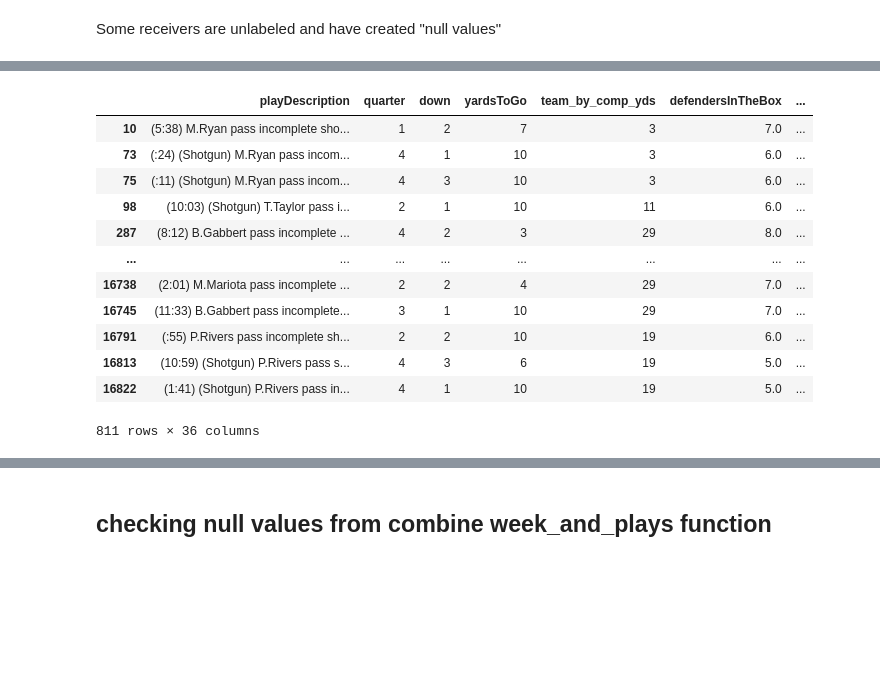
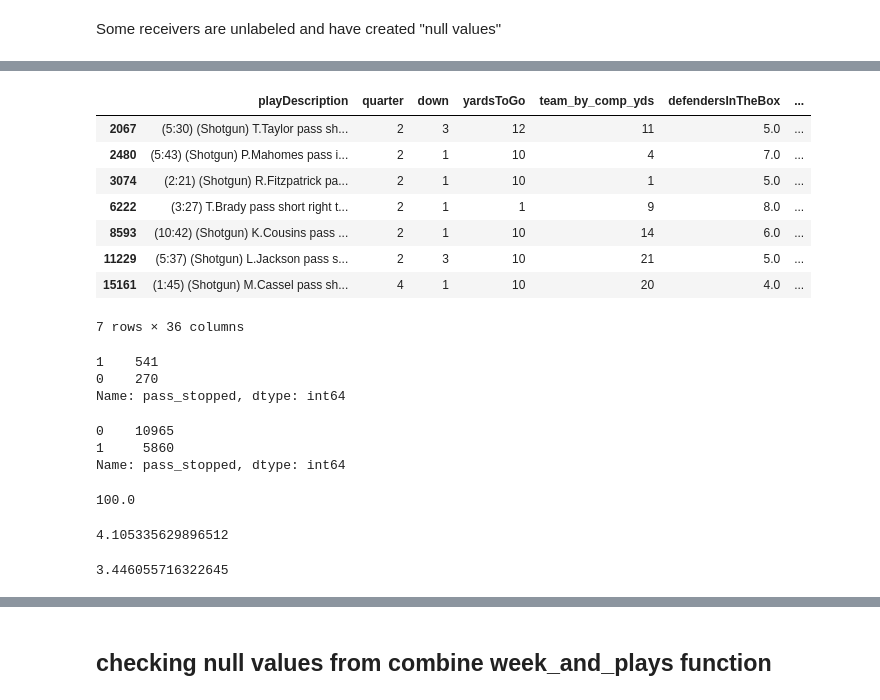
Before and after one commit to Fourth-and-Four/NFL-Big-Data-Bowl-2021, a Jupyter notebook: gn_phase2.ipynb, the cells around one changed output, grey strips where cells are left out. Drawn from its saved outputs; the diff is of its cells as text; code cells hidden in the pictures; blank space fills up the shorter version.

```diff
--- a/gn_phase2.ipynb
+++ b/gn_phase2.ipynb
@@ -95,19 +116,39 @@ Some receivers are unlabeled and have created "null values"
+# %%
+df[df.closest_dist == 100]
+# %% [output]
+|  | playDescription | quarter | down | yardsToGo | team_by_comp_yds | defendersInTheBox | ... |
+| 2067 | (5:30) (Shotgun) T.Taylor pass sh... | 2 | 3 | 12 | 11 | 5.0 | ... |
+| 2480 | (5:43) (Shotgun) P.Mahomes pass i... | 2 | 1 | 10 | 4 | 7.0 | ... |
+| 3074 | (2:21) (Shotgun) R.Fitzpatrick pa... | 2 | 1 | 10 | 1 | 5.0 | ... |
+| 6222 | (3:27) T.Brady pass short right t... | 2 | 1 | 1 | 9 | 8.0 | ... |
+| 8593 | (10:42) (Shotgun) K.Cousins pass ... | 2 | 1 | 10 | 14 | 6.0 | ... |
+| 11229 | (5:37) (Shotgun) L.Jackson pass s... | 2 | 3 | 10 | 21 | 5.0 | ... |
+| 15161 | (1:45) (Shotgun) M.Cassel pass sh... | 4 | 1 | 10 | 20 | 4.0 | ... |
+7 rows × 36 columns
 # %%
 # a little over 800 "null values"
 # we can leave them as is or fill them in with the mean/median
 # this needs to be done after we train, validate and test split
-df[df.closest_dist == 0]
+df[df.closest_dist == 0].pass_stopped.value_counts()
 # %% [output]
-|  | playDescription | quarter | down | yardsToGo | team_by_comp_yds | defendersInTheBox | ... |
-| 10 | (5:38) M.Ryan pass incomplete sho... | 1 | 2 | 7 | 3 | 7.0 | ... |
-| 73 | (:24) (Shotgun) M.Ryan pass incom... | 4 | 1 | 10 | 3 | 6.0 | ... |
-| 75 | (:11) (Shotgun) M.Ryan pass incom... | 4 | 3 | 10 | 3 | 6.0 | ... |
-| 98 | (10:03) (Shotgun) T.Taylor pass i... | 2 | 1 | 10 | 11 | 6.0 | ... |
-| 287 | (8:12) B.Gabbert pass incomplete ... | 4 | 2 | 3 | 29 | 8.0 | ... |
-| ... | ... | ... | ... | ... | ... | ... | ... |
-| 16738 | (2:01) M.Mariota pass incomplete ... | 2 | 2 | 4 | 29 | 7.0 | ... |
-| 16745 | (11:33) B.Gabbert pass incomplete... | 3 | 1 | 10 | 29 | 7.0 | ... |
-| 16791 | (:55) P.Rivers pass incomplete sh... | 2 | 2 | 10 | 19 | 6.0 | ... |
-| 16813 | (10:59) (Shotgun) P.Rivers pass s... | 4 | 3 | 6 | 19 | 5.0 | ... |
-| 16822 | (1:41) (Shotgun) P.Rivers pass in... | 4 | 1 | 10 | 19 | 5.0 | ... |
-811 rows × 36 columns
+1    541
+0    270
+Name: pass_stopped, dtype: int64
+# %%
+df.pass_stopped.value_counts()
+# %% [output]
+0    10965
+1     5860
+Name: pass_stopped, dtype: int64
+# %%
+df.closest_dist.max()
+# %% [output]
+100.0
+# %%
+df.closest_dist.mean()
+# %% [output]
+4.105335629896512
+# %%
+df.closest_dist.median()
+# %% [output]
+3.446055716322645
```
Also changed, not shown: parts of 28 cells of this notebook.
